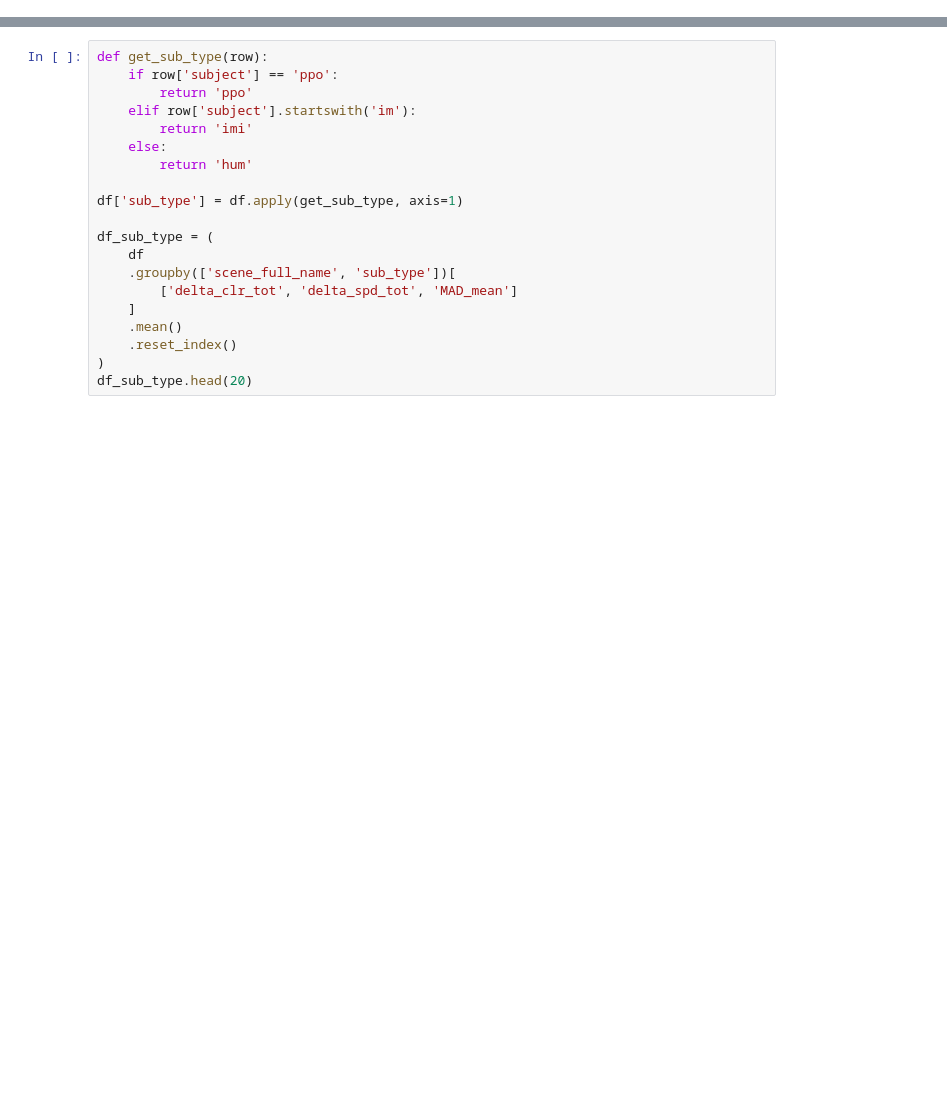
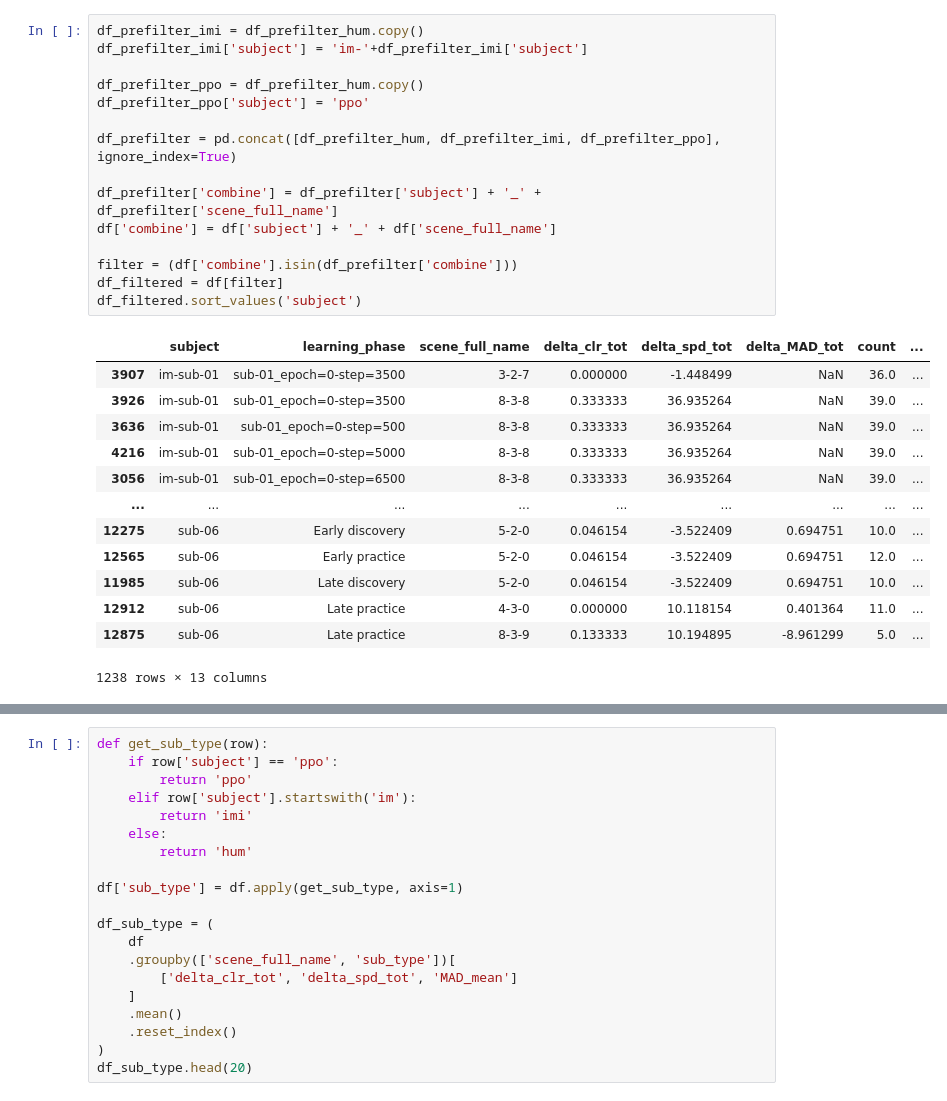
Before and after one commit to HugoDelhaye/select_scene, a Jupyter notebook: notebook/select_scene.ipynb, the cells around one changed output, grey strips where cells are left out. Drawn from its saved outputs; the diff is of its cells as text; blank space fills up the shorter version.

```diff
--- a/notebook/select_scene.ipynb
+++ b/notebook/select_scene.ipynb
@@ -19,0 +114,29 @@ df.sort_values(by=['scene_full_name', 'subject', 'learning_phase'], inplace=True
+# %%
+df_prefilter_imi = df_prefilter_hum.copy()
+df_prefilter_imi['subject'] = 'im-'+df_prefilter_imi['subject']
+
+df_prefilter_ppo = df_prefilter_hum.copy()
+df_prefilter_ppo['subject'] = 'ppo'
+
+df_prefilter = pd.concat([df_prefilter_hum, df_prefilter_imi, df_prefilter_ppo], ignore_index=True)
+
+df_prefilter['combine'] = df_prefilter['subject'] + '_' + df_prefilter['scene_full_name']
+df['combine'] = df['subject'] + '_' + df['scene_full_name']
+
+filter = (df['combine'].isin(df_prefilter['combine']))
+df_filtered = df[filter]
+df_filtered.sort_values('subject')
+# %% [output]
+|  | subject | learning_phase | scene_full_name | delta_clr_tot | delta_spd_tot | delta_MAD_tot | count | ... |
+| 3907 | im-sub-01 | sub-01_epoch=0-step=3500 | 3-2-7 | 0.000000 | -1.448499 | NaN | 36.0 | ... |
+| 3926 | im-sub-01 | sub-01_epoch=0-step=3500 | 8-3-8 | 0.333333 | 36.935264 | NaN | 39.0 | ... |
+| 3636 | im-sub-01 | sub-01_epoch=0-step=500 | 8-3-8 | 0.333333 | 36.935264 | NaN | 39.0 | ... |
+| 4216 | im-sub-01 | sub-01_epoch=0-step=5000 | 8-3-8 | 0.333333 | 36.935264 | NaN | 39.0 | ... |
+| 3056 | im-sub-01 | sub-01_epoch=0-step=6500 | 8-3-8 | 0.333333 | 36.935264 | NaN | 39.0 | ... |
+| ... | ... | ... | ... | ... | ... | ... | ... | ... |
+| 12275 | sub-06 | Early discovery | 5-2-0 | 0.046154 | -3.522409 | 0.694751 | 10.0 | ... |
+| 12565 | sub-06 | Early practice | 5-2-0 | 0.046154 | -3.522409 | 0.694751 | 12.0 | ... |
+| 11985 | sub-06 | Late discovery | 5-2-0 | 0.046154 | -3.522409 | 0.694751 | 10.0 | ... |
+| 12912 | sub-06 | Late practice | 4-3-0 | 0.000000 | 10.118154 | 0.401364 | 11.0 | ... |
+| 12875 | sub-06 | Late practice | 8-3-9 | 0.133333 | 10.194895 | -8.961299 | 5.0 | ... |
+1238 rows × 13 columns
```
Also changed, not shown: parts of 19 cells of this notebook, 2 other files.
